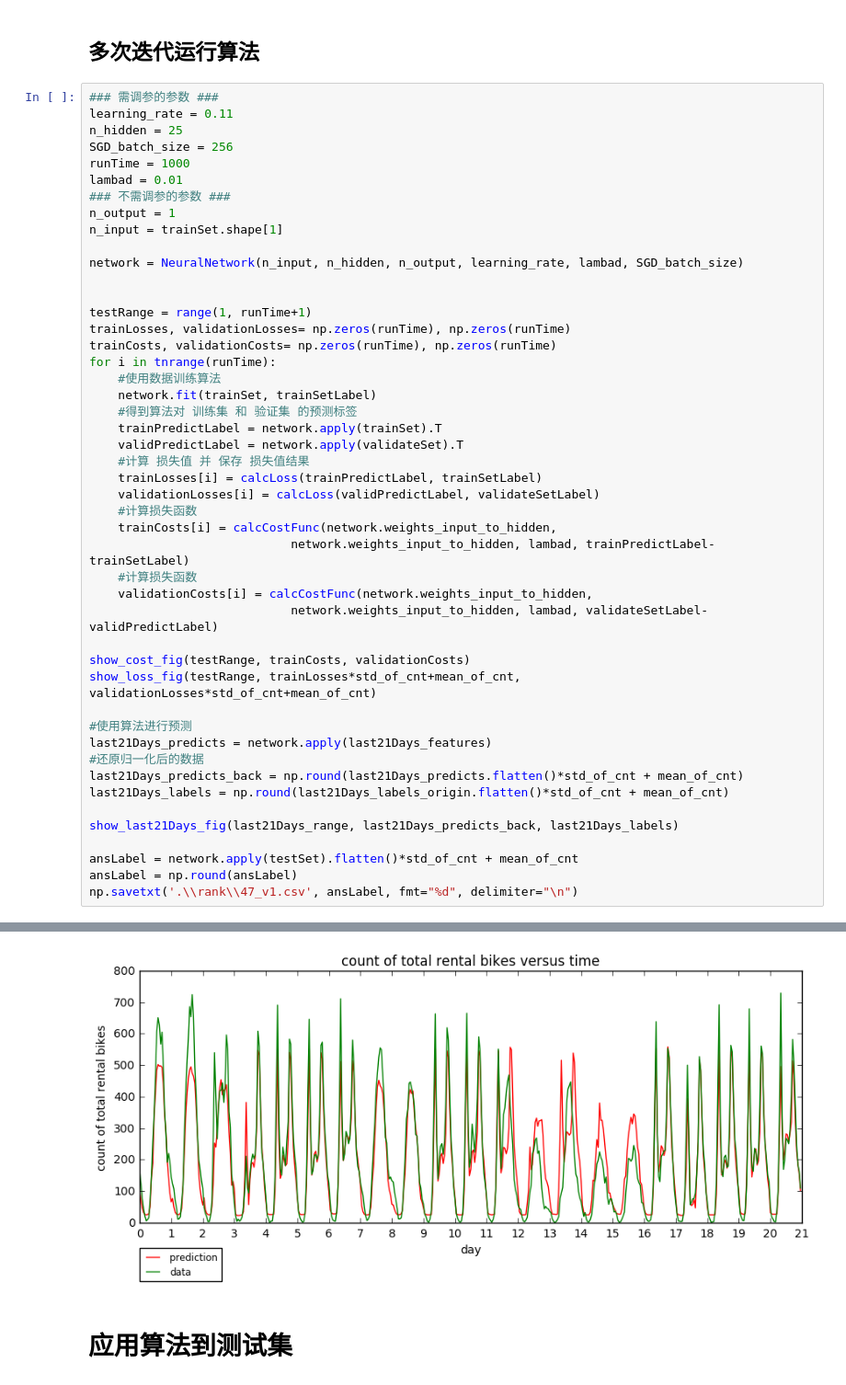
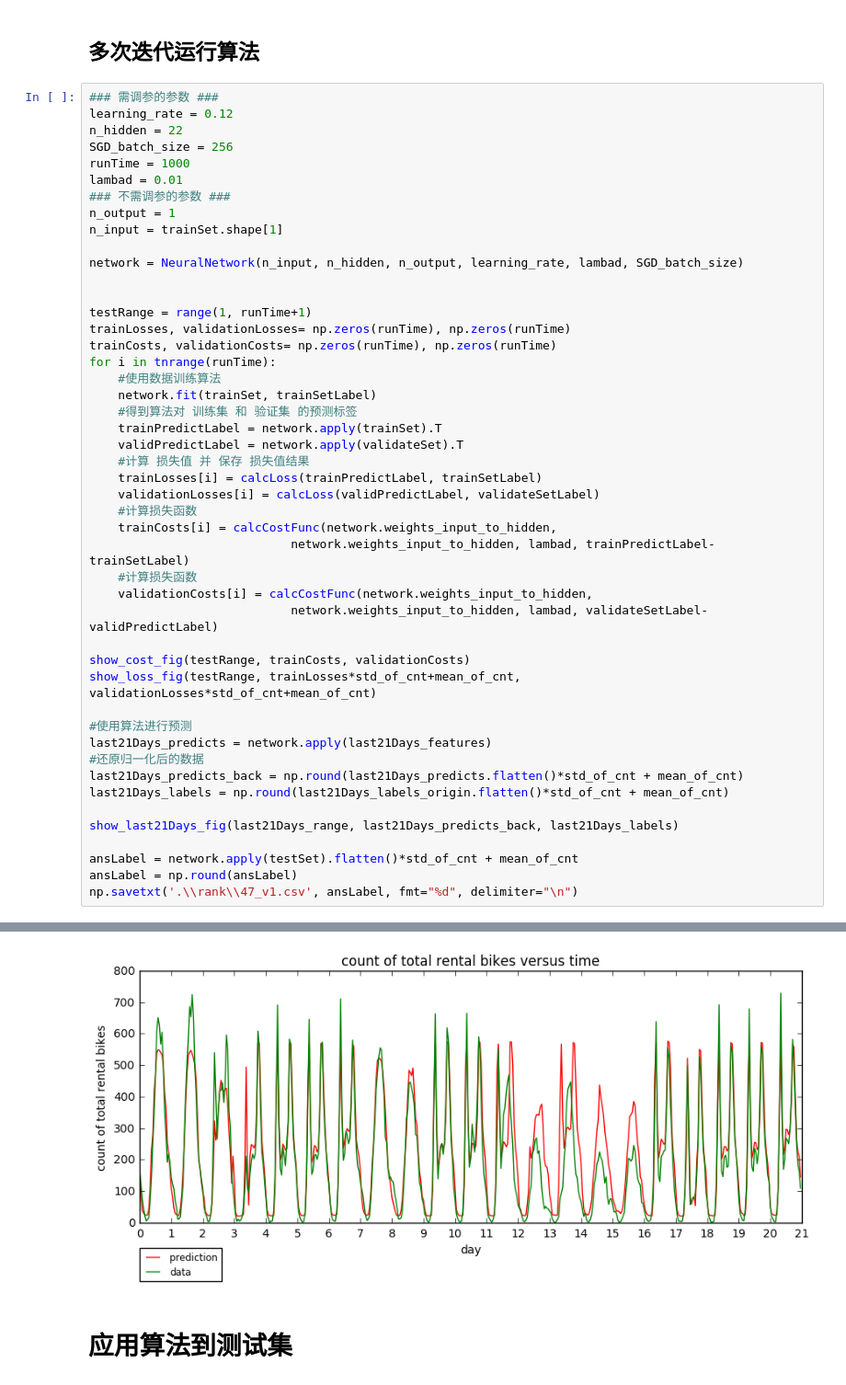
Before and after one commit to linzch3/Open-Course-Learning, a Jupyter notebook: A04.Artificial Intelligence - SYSU - RYH/Project/regression/Regression - BPNN - step 4 - with bias + regularized term - 2 hidden layer - use normalized data.ipynb, the cells around one changed output, grey strips where cells are left out. Shown at 92% size. Cells and saved outputs as stored; diff of their text form.

```diff
--- a/A04.Artificial Intelligence - SYSU - RYH/Project/regression/Regression - BPNN - step 4 - with bias + regularized term - 2 hidden layer - use normalized data.ipynb
+++ b/A04.Artificial Intelligence - SYSU - RYH/Project/regression/Regression - BPNN - step 4 - with bias + regularized term - 2 hidden layer - use normalized data.ipynb
@@ -325,8 +325,8 @@ def calcCostFunc(weight_input_to_hidden, weight_hidden_to_output, lambad, error)
 ## 多次迭代运行算法
 # %%
 ### 需调参的参数 ###
-learning_rate = 0.11
-n_hidden = 25
+learning_rate = 0.12
+n_hidden = 22
 SGD_batch_size = 256
 runTime = 1000
 lambad = 0.01
@@ -376,4 +376,4 @@ np.savetxt('.\\rank\\47_v1.csv', ansLabel, fmt="%d", delimiter="\n")
-[figure, old version]
+[figure, new version]
 # %% [markdown]
 # 应用算法到测试集
 # %% [markdown]
```
Also changed, not shown: parts of 1 cell of this notebook, 3 other files.
